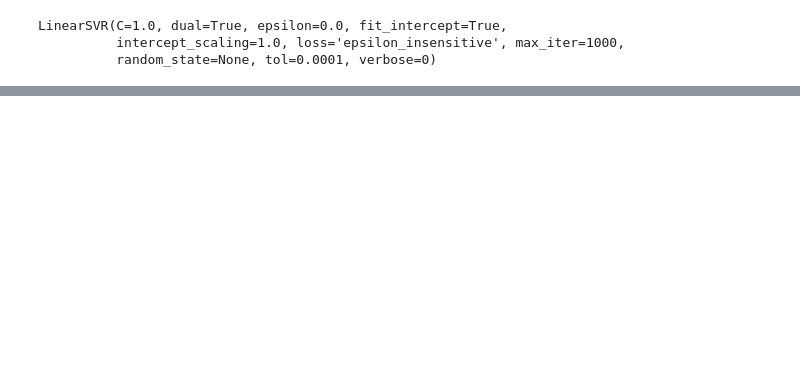
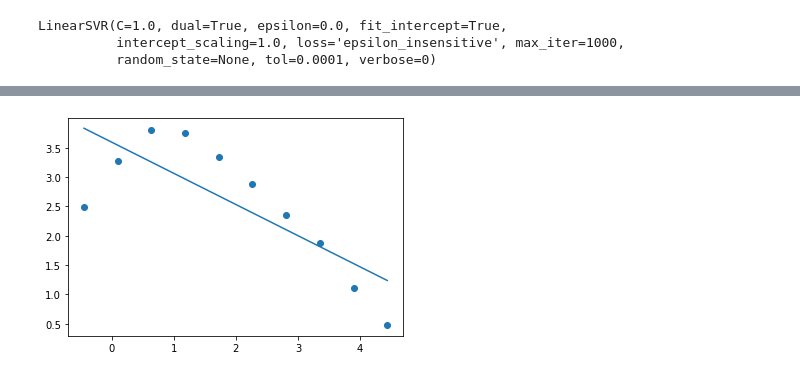
Before and after one commit to mmoorkamp/Machine-Learning, a Jupyter notebook: Notebooks/LineFit.ipynb, the cells around one changed output, grey strips where cells are left out. Saved outputs shown, nothing was run; the diff lists cells and outputs as text; code cells hidden in the pictures; blank space fills up the shorter version.

```diff
--- a/Notebooks/LineFit.ipynb
+++ b/Notebooks/LineFit.ipynb
@@ -33,0 +34,6 @@ array([3.95964947, 2.09603776])
+# %%
+from sklearn import linear_model
+regr = linear_model.LinearRegression()
+regr.fit(x.reshape(-1,1),y)
+print(regr.coef_)
+print(regr.intercept_)
@@ -47,0 +90,8 @@ print(s.intercept_)
+# %%
+pred = regr.predict(center.reshape(-1,1))
+plt.figure()
+plt.scatter(center,logcount)
+plt.plot(center,pred)
+plt.show()
+# %% [output]
+[figure, added]
```
Also changed, not shown: parts of 11 cells of this notebook.
